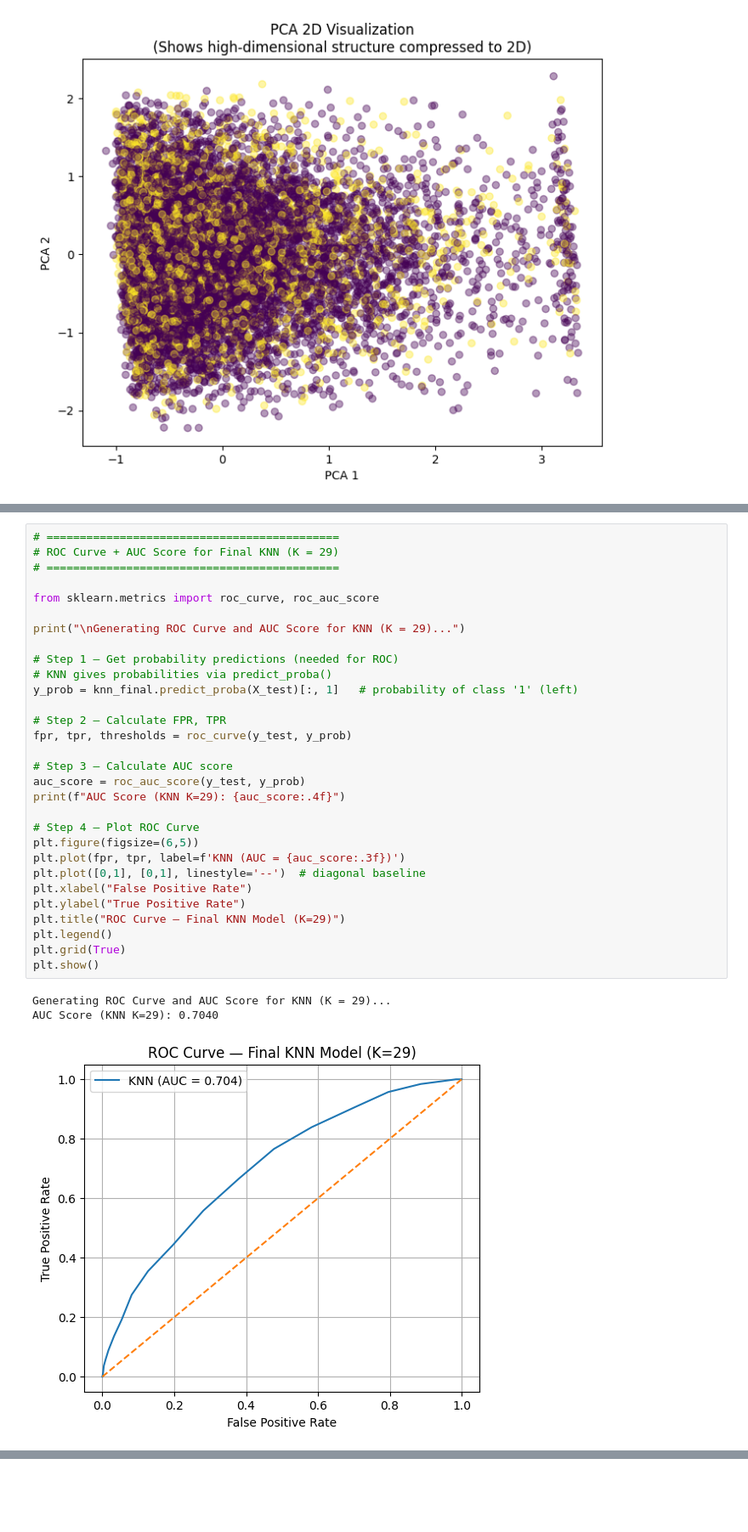
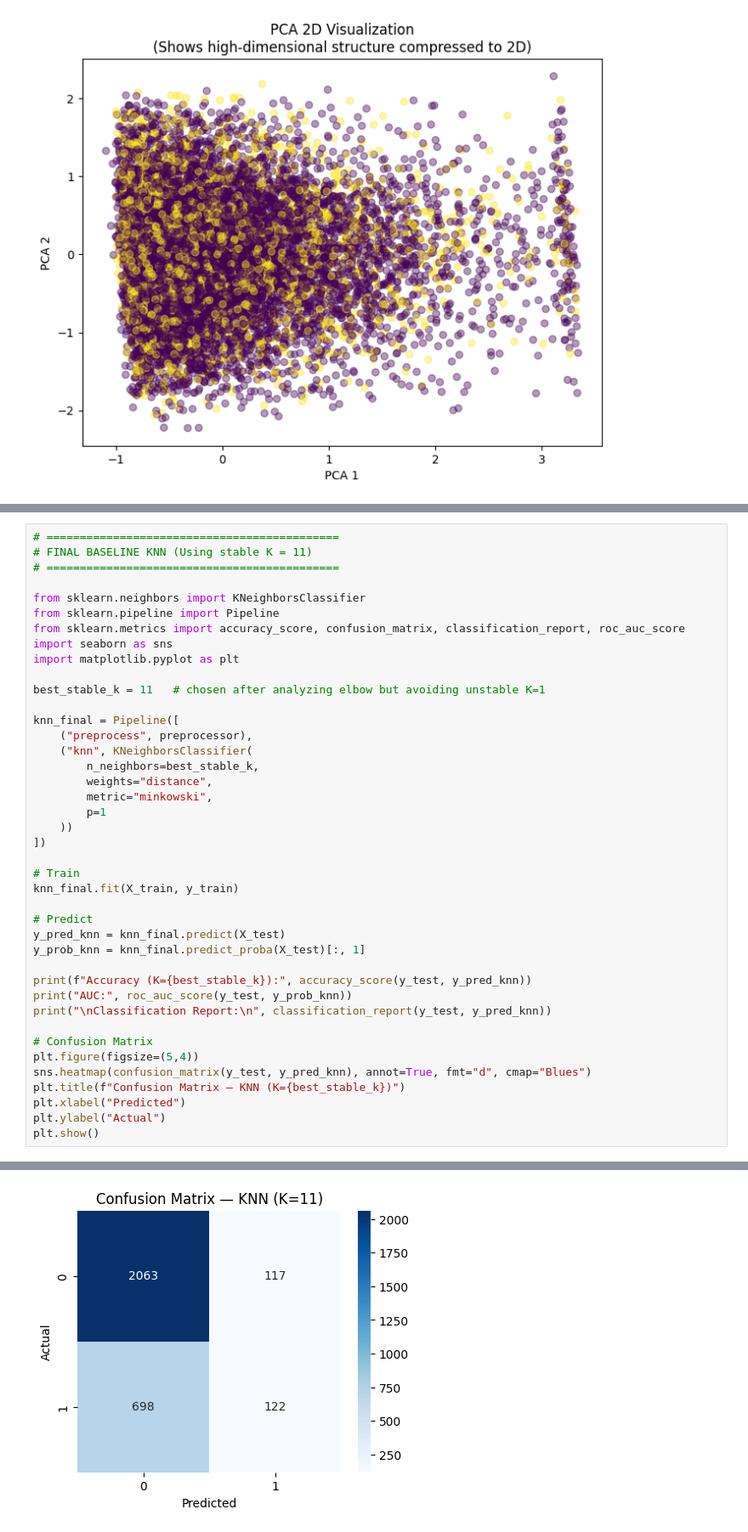
Before and after one commit to ArunimaSaxena164/FacultyForecast, a Jupyter notebook: notebooks/05_knn.ipynb, the cells around one changed output, grey strips where cells are left out. Shown at 85% size. Saved outputs shown, nothing was run; the diff lists cells and outputs as text; blank space fills up the shorter version.

```diff
--- a/notebooks/05_knn.ipynb
+++ b/notebooks/05_knn.ipynb
@@ -244,34 +164,42 @@ weighted avg       0.72      0.74      0.66      3000
-# %%
-# ============================================
-# ROC Curve + AUC Score for Final KNN (K = 29)
-# ============================================
-
-from sklearn.metrics import roc_curve, roc_auc_score
-
-print("\nGenerating ROC Curve and AUC Score for KNN (K = 29)...")
-
-# Step 1 — Get probability predictions (needed for ROC)
-# KNN gives probabilities via predict_proba()
-y_prob = knn_final.predict_proba(X_test)[:, 1]   # probability of class '1' (left)
-
-# Step 2 — Calculate FPR, TPR
-fpr, tpr, thresholds = roc_curve(y_test, y_prob)
-
-# Step 3 — Calculate AUC score
-auc_score = roc_auc_score(y_test, y_prob)
-print(f"AUC Score (KNN K=29): {auc_score:.4f}")
-
-# Step 4 — Plot ROC Curve
-plt.figure(figsize=(6,5))
-plt.plot(fpr, tpr, label=f'KNN (AUC = {auc_score:.3f})')
-plt.plot([0,1], [0,1], linestyle='--')  # diagonal baseline
-plt.xlabel("False Positive Rate")
-plt.ylabel("True Positive Rate")
-plt.title("ROC Curve — Final KNN Model (K=29)")
-plt.legend()
-plt.grid(True)
-plt.show()
-# %% [output]
-Generating ROC Curve and AUC Score for KNN (K = 29)...
-AUC Score (KNN K=29): 0.7040
-[figure, removed]
+# %%
+# ============================================
+# FINAL BASELINE KNN (Using stable K = 11)
+# ============================================
+
+from sklearn.neighbors import KNeighborsClassifier
+from sklearn.pipeline import Pipeline
+from sklearn.metrics import accuracy_score, confusion_matrix, classification_report, roc_auc_score
+import seaborn as sns
+import matplotlib.pyplot as plt
+
+best_stable_k = 11   # chosen after analyzing elbow but avoiding unstable K=1
+
+knn_final = Pipeline([
+    ("preprocess", preprocessor),
+    ("knn", KNeighborsClassifier(
+        n_neighbors=best_stable_k,
+        weights="distance",
+        metric="minkowski",
+        p=1
+    ))
+])
+
+# Train
+knn_final.fit(X_train, y_train)
+
+# Predict
+y_pred_knn = knn_final.predict(X_test)
+y_prob_knn = knn_final.predict_proba(X_test)[:, 1]
+
+print(f"Accuracy (K={best_stable_k}):", accuracy_score(y_test, y_pred_knn))
+print("AUC:", roc_auc_score(y_test, y_prob_knn))
+print("\nClassification Report:\n", classification_report(y_test, y_pred_knn))
+
+# Confusion Matrix
+plt.figure(figsize=(5,4))
+sns.heatmap(confusion_matrix(y_test, y_pred_knn), annot=True, fmt="d", cmap="Blues")
+plt.title(f"Confusion Matrix — KNN (K={best_stable_k})")
+plt.xlabel("Predicted")
+plt.ylabel("Actual")
+plt.show()
+# %% [output]
@@ -277,0 +218 @@ AUC Score (KNN K=29): 0.7040
+[figure, added]
```
Also changed, not shown: parts of 6 cells of this notebook, 3 other files.
